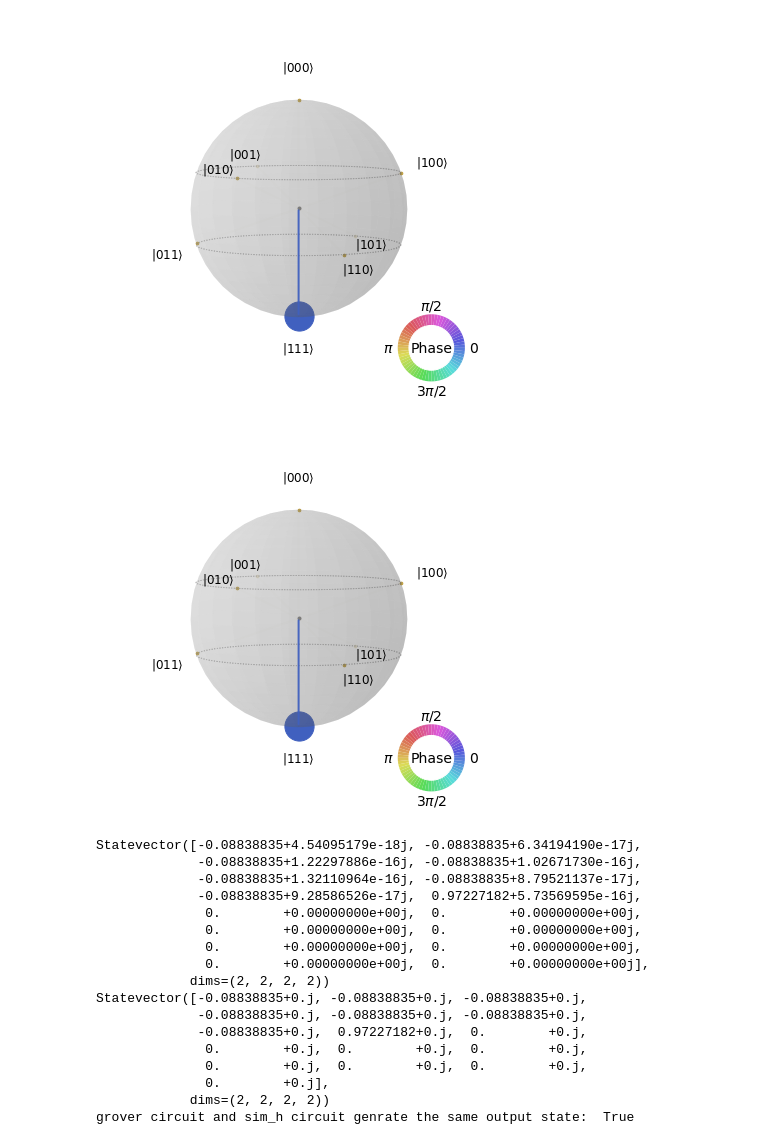
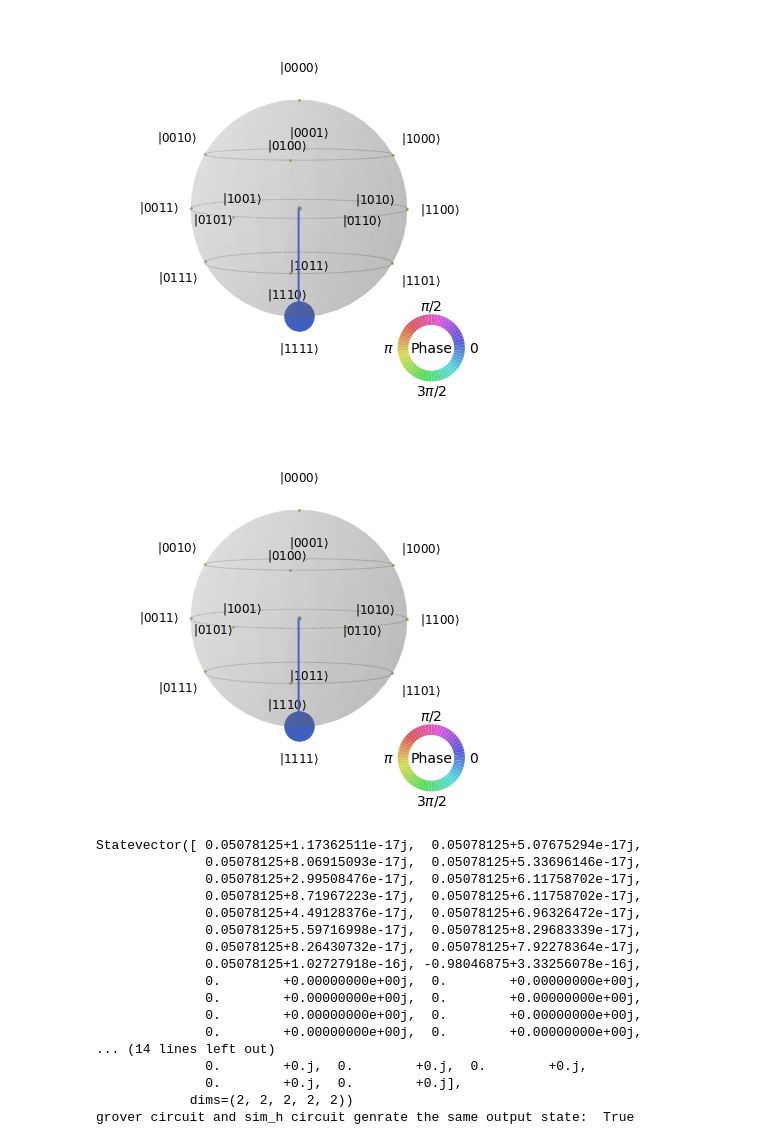
Before and after one commit to Letao-WANG/Quantum_algorithm, a Jupyter notebook: 3_May_Circuit_Adiabatic/Experiments.ipynb, the cells around one changed output. Drawn from its saved outputs; the diff is of its cells as text; code cells hidden in the pictures.

```diff
--- a/3_May_Circuit_Adiabatic/Experiments.ipynb
+++ b/3_May_Circuit_Adiabatic/Experiments.ipynb
@@ -43,0 +57,18 @@ def H_op(delt, n):
+# %%
+n = 4
+N = 2**n
+states = []
+sim_h = QuantumCircuit(n+1)
+sim_h.h(range(n))
+
+alpha = 1/np.sqrt(N)
+
+# method1
+sim_h.append(H_op(np.pi/(2*alpha),n), range(n+1))
+
+# method2
+# sim_h.append(H1_op(np.pi/(2*alpha),n), range(n+1))
+# sim_h.append(H2_op(np.pi/(2*alpha),n), range(n+1))
+
+out = partial_trace(Statevector(sim_h), [n])
+plot_state_qsphere(out)
@@ -43,0 +94,15 @@ def H_op(delt, n):
+# %%
+
+sim_h = QuantumCircuit(n+1)
+sim_h.h(range(n))
+
+alpha = 1/np.sqrt(N)
+
+# method2
+r = 10
+for _ in range(r):
+    sim_h.append(H1_op(np.pi/(2*alpha*r),n), range(n+1))
+    sim_h.append(H2_op(np.pi/(2*alpha*r),n), range(n+1))
+
+out = partial_trace(Statevector(sim_h), [n])
+plot_state_qsphere(out)
@@ -44,29 +111,27 @@ def H_op(delt, n):
 # %%
-n = 3
-N = 2**n
-states = []
+
 sim_h = QuantumCircuit(n+1)
 sim_h.h(range(n))
 
 alpha = 1/np.sqrt(N)
 
 # method1
 # sim_h.append(H_op(np.pi/(2*alpha),n), range(n+1))
 
 # method2
 # sim_h.append(H1_op(np.pi/(2*alpha),n), range(n+1))
 # sim_h.append(H2_op(np.pi/(2*alpha),n), range(n+1))
 
 # method3
 r = (int)(np.pi*np.sqrt(2**n)/4)
 for _ in range(r):
     sim_h.append(H1_op(np.pi,n), range(n+1))
     sim_h.append(H2_op(np.pi,n), range(n+1))
 
 out = partial_trace(Statevector(sim_h), [n])
 plot_state_qsphere(out)
 # %% [output]
-[figure, old version]
+[figure, new version]
 # %%
 qc = QuantumCircuit(n+1, name='Oracle')
 qc.mct(list(range(n)), n)
@@ -97,7 +162,7 @@ grover.x(n)
 out = partial_trace(Statevector(grover), [n])
 plot_state_qsphere(out)
 # %% [output]
-[figure, old version]
+[figure, new version]
 # %%
 st_simh = Statevector.from_instruction(sim_h)
 st_grover = Statevector.from_instruction(grover)
@@ -105,20 +170,20 @@ print(st_simh)
 print(st_grover)
 print('grover circuit and sim_h circuit genrate the same output state: ' ,st_simh == st_grover)
 # %% [output]
-Statevector([-0.08838835+4.54095179e-18j, -0.08838835+6.34194190e-17j,
-             -0.08838835+1.22297886e-16j, -0.08838835+1.02671730e-16j,
-             -0.08838835+1.32110964e-16j, -0.08838835+8.79521137e-17j,
-             -0.08838835+9.28586526e-17j,  0.97227182+5.73569595e-16j,
+Statevector([ 0.05078125+1.17362511e-17j,  0.05078125+5.07675294e-17j,
+              0.05078125+8.06915093e-17j,  0.05078125+5.33696146e-17j,
+              0.05078125+2.99508476e-17j,  0.05078125+6.11758702e-17j,
+              0.05078125+8.71967223e-17j,  0.05078125+6.11758702e-17j,
+              0.05078125+4.49128376e-17j,  0.05078125+6.96326472e-17j,
+              0.05078125+5.59716998e-17j,  0.05078125+8.29683339e-17j,
+              0.05078125+8.26430732e-17j,  0.05078125+7.92278364e-17j,
+              0.05078125+1.02727918e-16j, -0.98046875+3.33256078e-16j,
               0.        +0.00000000e+00j,  0.        +0.00000000e+00j,
               0.        +0.00000000e+00j,  0.        +0.00000000e+00j,
               0.        +0.00000000e+00j,  0.        +0.00000000e+00j,
-              0.        +0.00000000e+00j,  0.        +0.00000000e+00j],
-            dims=(2, 2, 2, 2))
-Statevector([-0.08838835+0.j, -0.08838835+0.j, -0.08838835+0.j,
-             -0.08838835+0.j, -0.08838835+0.j, -0.08838835+0.j,
-             -0.08838835+0.j,  0.97227182+0.j,  0.        +0.j,
+              0.        +0.00000000e+00j,  0.        +0.00000000e+00j,
+... (14 lines left out)
               0.        +0.j,  0.        +0.j,  0.        +0.j,
-              0.        +0.j,  0.        +0.j,  0.        +0.j,
-              0.        +0.j],
-            dims=(2, 2, 2, 2))
+              0.        +0.j,  0.        +0.j],
+            dims=(2, 2, 2, 2, 2))
 grover circuit and sim_h circuit genrate the same output state:  True
```
Also changed, not shown: parts of 4 cells of this notebook.
